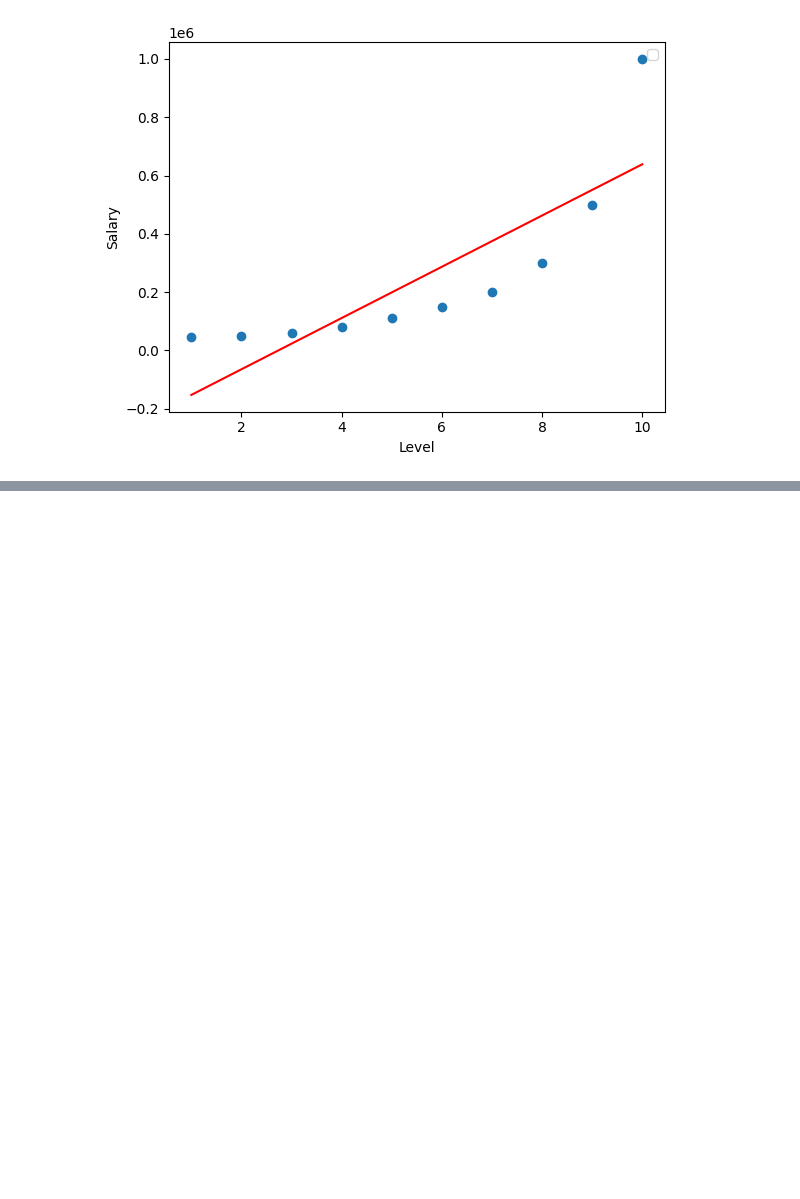
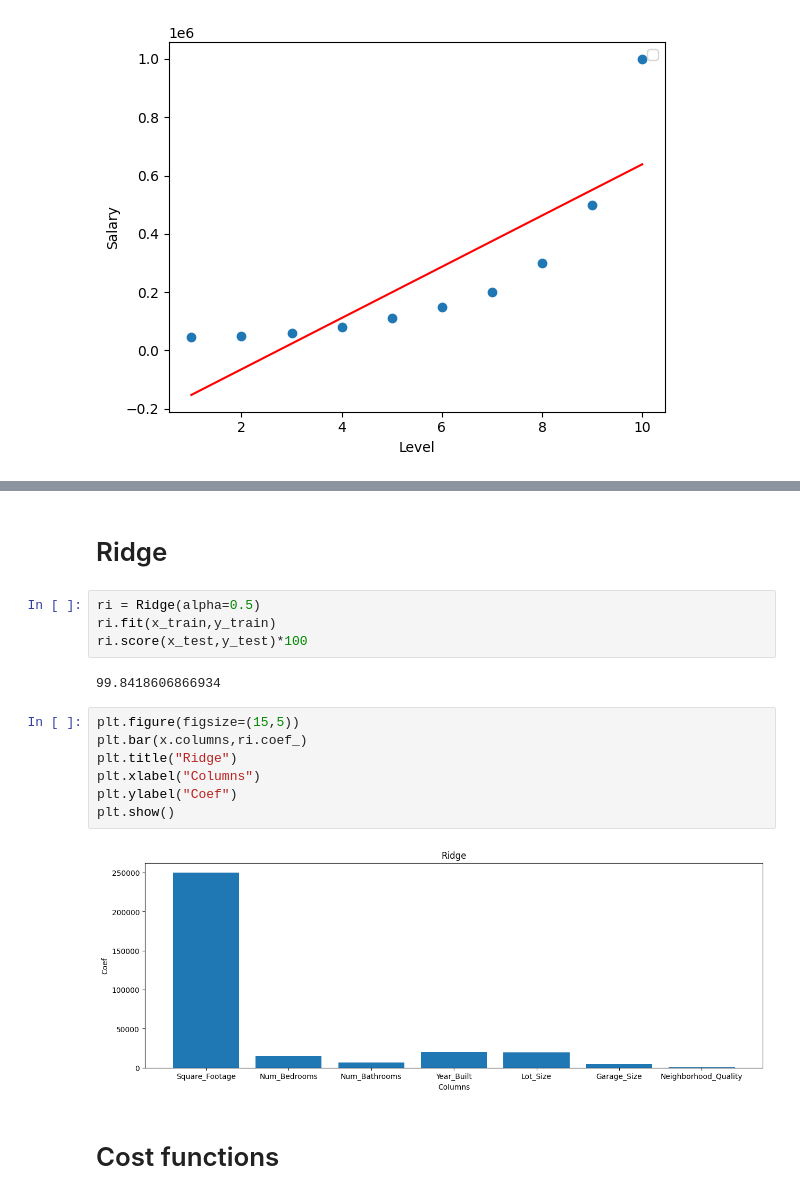
Before and after one commit to jaskiratbudhmaan-ship-it/LocalRepo, a Jupyter notebook: Machine_Learning2.ipynb, the cells around one changed output, grey strips where cells are left out. Drawn from its saved outputs; the diff is of its cells as text; blank space fills up the shorter version.

```diff
--- a/Machine_Learning2.ipynb
+++ b/Machine_Learning2.ipynb
@@ -160,0 +244,19 @@ See: https://matplotlib.org/stable/users/explain/axes/legend_guide.html#controll
+# %% [markdown]
+# Ridge
+# %%
+ri = Ridge(alpha=0.5)
+ri.fit(x_train,y_train)
+ri.score(x_test,y_test)*100
+# %% [output]
+99.8418606866934
+# %%
+plt.figure(figsize=(15,5))
+plt.bar(x.columns,ri.coef_)
+plt.title("Ridge")
+plt.xlabel("Columns")
+plt.ylabel("Coef")
+plt.show()
+# %% [output]
+[figure, added]
+# %% [markdown]
+# Cost functions
```
Also changed, not shown: parts of 27 cells of this notebook.
